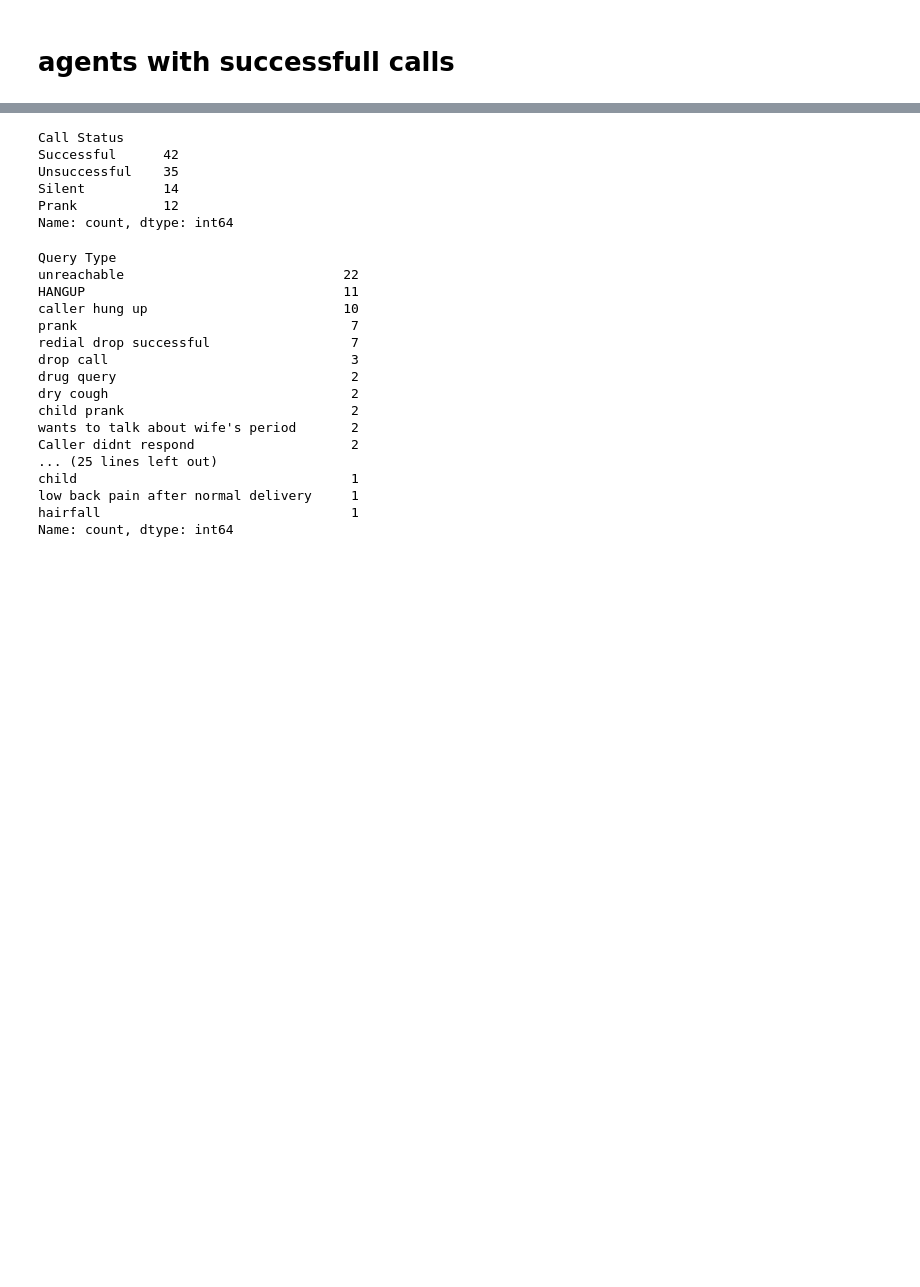
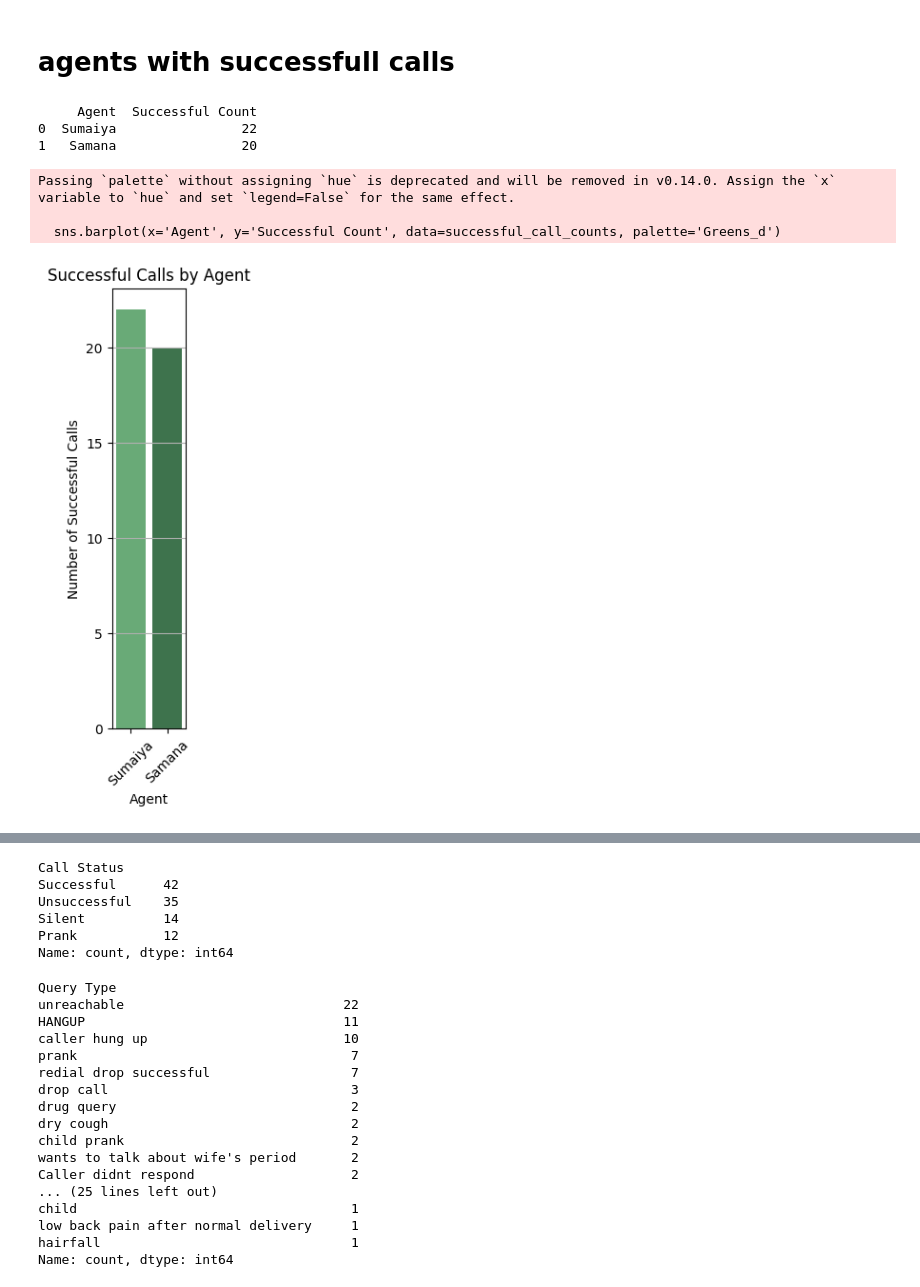
Before and after one commit to JARIN-TIAS/DataAnalysis-, a Jupyter notebook: Doctor_CRM_Data_analysis.ipynb, the cells around one changed output, grey strips where cells are left out. Drawn from its saved outputs; the diff is of its cells as text; code cells hidden in the pictures; blank space fills up the shorter version.

```diff
--- a/Doctor_CRM_Data_analysis.ipynb
+++ b/Doctor_CRM_Data_analysis.ipynb
@@ -152,13 +172,39 @@ Name: count, dtype: int64
 # %%
 # Filter for successful call statuses (adjust 'Successful' as per your actual status)
 successful_statuses = ['Successful', 'Resolved']  # Add other relevant statuses if needed
 successful_calls = df[df['Call Status'].isin(successful_statuses)]
 
 # Count successful calls by agent
 successful_call_counts = successful_calls['Agent'].value_counts().reset_index()
 
 # Rename columns for clarity
 successful_call_counts.columns = ['Agent', 'Successful Count']
 
 # Display the result
 print(successful_call_counts)
+
+# Filter for successful call statuses
+successful_statuses = ['Successful', 'Resolved']  # Adjust as needed
+successful_calls = df[df['Call Status'].isin(successful_statuses)]
+
+# Count successful calls by agent
+successful_call_counts = successful_calls['Agent'].value_counts().reset_index()
+successful_call_counts.columns = ['Agent', 'Successful Count']
+
+# Plotting
+plt.figure(figsize=(1, 6))
+sns.barplot(x='Agent', y='Successful Count', data=successful_call_counts, palette='Greens_d')
+plt.title('Successful Calls by Agent')
+plt.xlabel('Agent')
+plt.ylabel('Number of Successful Calls')
+plt.xticks(rotation=45)
+plt.grid(axis='y')
+plt.show()
+# %% [output]
+     Agent  Successful Count
+0  Sumaiya                22
+1   Samana                20
+Passing `palette` without assigning `hue` is deprecated and will be removed in v0.14.0. Assign the `x` variable to `hue` and set `legend=False` for the same effect.
+
+  sns.barplot(x='Agent', y='Successful Count', data=successful_call_counts, palette='Greens_d')
+[figure, added]
```
Also changed, not shown: parts of 7 cells of this notebook.
